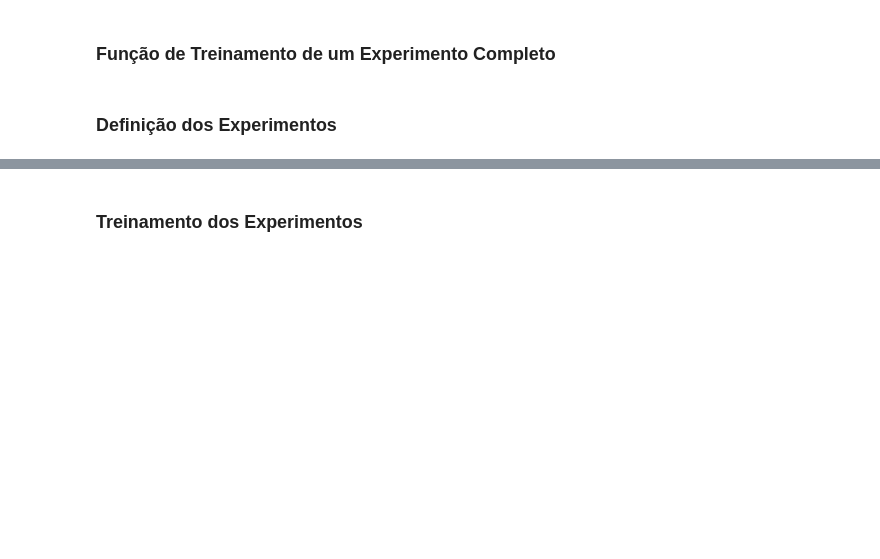
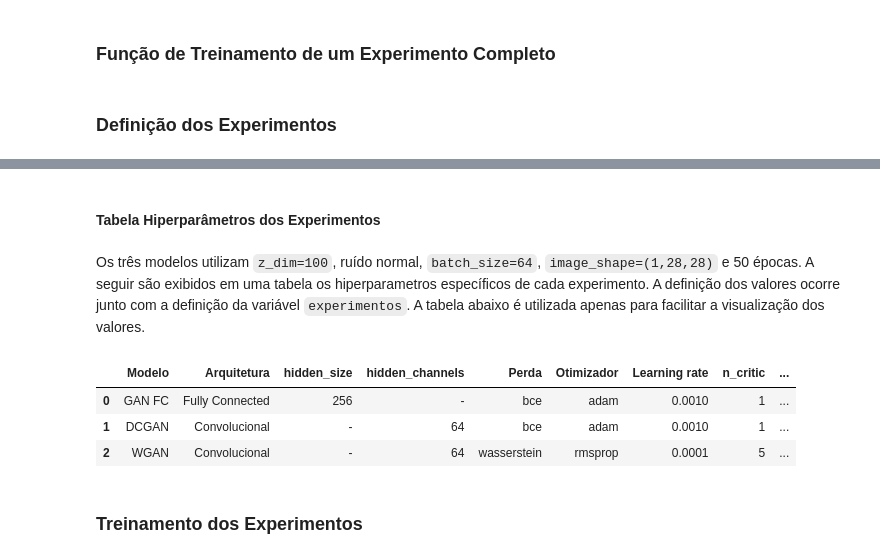
Before and after one commit to gilcesarf/imd3004-202602, a Jupyter notebook: labs/[TAREFA]_lab_4_MPR_resolucao.ipynb, the cells around one changed output, grey strips where cells are left out. Saved outputs shown, nothing was run; the diff lists cells and outputs as text; code cells hidden in the pictures; blank space fills up the shorter version.

Commit message:
WIP: ajustes finais no modelo

````diff
--- a/labs/[TAREFA]_lab_4_MPR_resolucao.ipynb
+++ b/labs/[TAREFA]_lab_4_MPR_resolucao.ipynb
@@ -677,12 +681,12 @@ experimentos = {
         'gerador': GeradorGANFC(
             z_dim=z_dim,
             hidden_size=hidden_size,
-            image_shape=(1, 28, 28)
+            image_shape=image_shape
         ).to(device),
 
         'avaliador': DiscriminadorGANFC(
             hidden_size=hidden_size,
-            image_shape=(1, 28, 28)
+            image_shape=image_shape
         ).to(device),
 
         'tipo_perda': 'bce',
@@ -704,13 +708,13 @@ experimentos = {
     'DCGAN': {
         'gerador': GeradorDCGAN(
             z_dim=z_dim,
-            hidden_channels=64,
-            image_shape=(1, 28, 28)
+            hidden_channels=hidden_channels,
+            image_shape=image_shape
         ).to(device),
 
         'avaliador': DiscriminadorDCGAN(
-            hidden_channels=64,
-            image_shape=(1, 28, 28),
+            hidden_channels=hidden_channels,
+            image_shape=image_shape,
             dropout=0.4,
             negative_slope=0.2
         ).to(device),
@@ -734,13 +738,13 @@ experimentos = {
     'WGAN': {
         'gerador': GeradorWGAN(
             z_dim=z_dim,
-            hidden_channels=64,
-            image_shape=(1, 28, 28)
+            hidden_channels=hidden_channels,
+            image_shape=image_shape
         ).to(device),
 
         'avaliador': CriticoWGAN(
-            hidden_channels=64,
-            image_shape=(1, 28, 28),
+            hidden_channels=hidden_channels,
+            image_shape=image_shape,
             dropout=0.4,
             negative_slope=0.2
         ).to(device),
@@ -782,6 +786,65 @@ for experimento in experimentos.values():
         experimento['avaliador'],
         **experimento['otimizador_avaliador']
     )
+# %% [markdown]
+#### **Tabela Hiperparâmetros dos Experimentos**
+# %% [markdown]
+Os três modelos utilizam `z_dim=100`, ruído normal, `batch_size=64`, `image_shape=(1,28,28)` e 50 épocas. A seguir são exibidos em uma tabela os hiperparametros específicos de cada experimento. A definição dos valores ocorre junto com a definição da variável ```experimentos```. A tabela abaixo é utilizada apenas para facilitar a visualização dos valores.
+# %%
+tabela_experimentos = pd.DataFrame([
+    {
+        'Modelo': 'GAN FC',
+        'Arquitetura': 'Fully Connected',
+        'hidden_size': hidden_size,
+        'hidden_channels': '-',
+        'Perda': experimentos['GAN FC']['tipo_perda'],
+        'Otimizador': experimentos['GAN FC']['otimizador_gerador']['tipo'],
+        'Learning rate': experimentos['GAN FC']['otimizador_gerador']['lr'],
+        'n_critic': experimentos['GAN FC']['n_critic'],
+        'clip_value': (
+            experimentos['GAN FC']['clip_value']
+            if experimentos['GAN FC']['clip_value'] is not None
+            else '-'
+        )
+    },
+    {
+        'Modelo': 'DCGAN',
+        'Arquitetura': 'Convolucional',
+        'hidden_size': '-',
+        'hidden_channels': hidden_channels,
+        'Perda': experimentos['DCGAN']['tipo_perda'],
+        'Otimizador': experimentos['DCGAN']['otimizador_gerador']['tipo'],
+        'Learning rate': experimentos['DCGAN']['otimizador_gerador']['lr'],
+        'n_critic': experimentos['DCGAN']['n_critic'],
+        'clip_value': (
+            experimentos['DCGAN']['clip_value']
+            if experimentos['DCGAN']['clip_value'] is not None
+            else '-'
+        )
+    },
+    {
+        'Modelo': 'WGAN',
+        'Arquitetura': 'Convolucional',
+        'hidden_size': '-',
+        'hidden_channels': hidden_channels,
+        'Perda': experimentos['WGAN']['tipo_perda'],
+        'Otimizador': experimentos['WGAN']['otimizador_gerador']['tipo'],
+        'Learning rate': experimentos['WGAN']['otimizador_gerador']['lr'],
+        'n_critic': experimentos['WGAN']['n_critic'],
+        'clip_value': (
+            experimentos['WGAN']['clip_value']
+            if experimentos['WGAN']['clip_value'] is not None
+            else '-'
+        )
+    }
+])
+
+display(tabela_experimentos)
+# %% [output]
+|  | Modelo | Arquitetura | hidden_size | hidden_channels | Perda | Otimizador | Learning rate | n_critic | ... |
+| 0 | GAN FC | Fully Connected | 256 | - | bce | adam | 0.0010 | 1 | ... |
+| 1 | DCGAN | Convolucional | - | 64 | bce | adam | 0.0010 | 1 | ... |
+| 2 | WGAN | Convolucional | - | 64 | wasserstein | rmsprop | 0.0001 | 5 | ... |
 # %% [markdown]
 ### **Treinamento dos Experimentos**
 # %%
````
Also changed, not shown: parts of 6 cells of this notebook.
